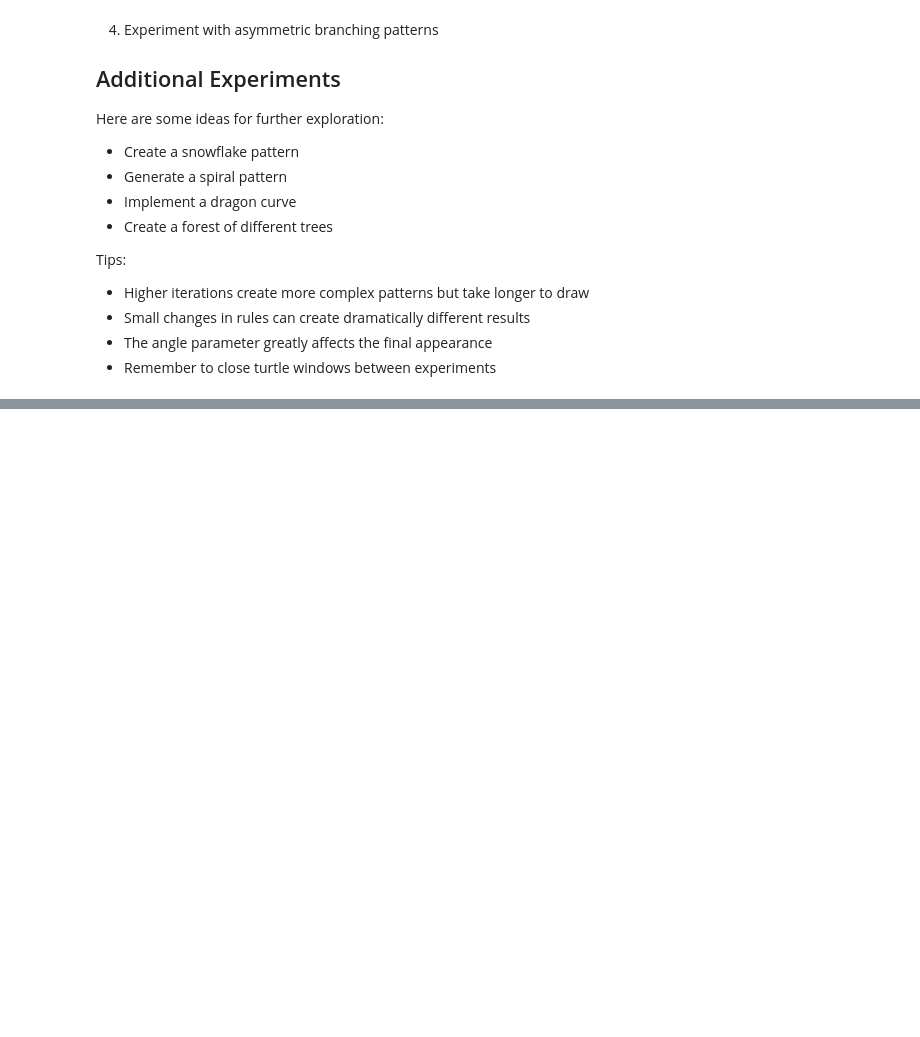
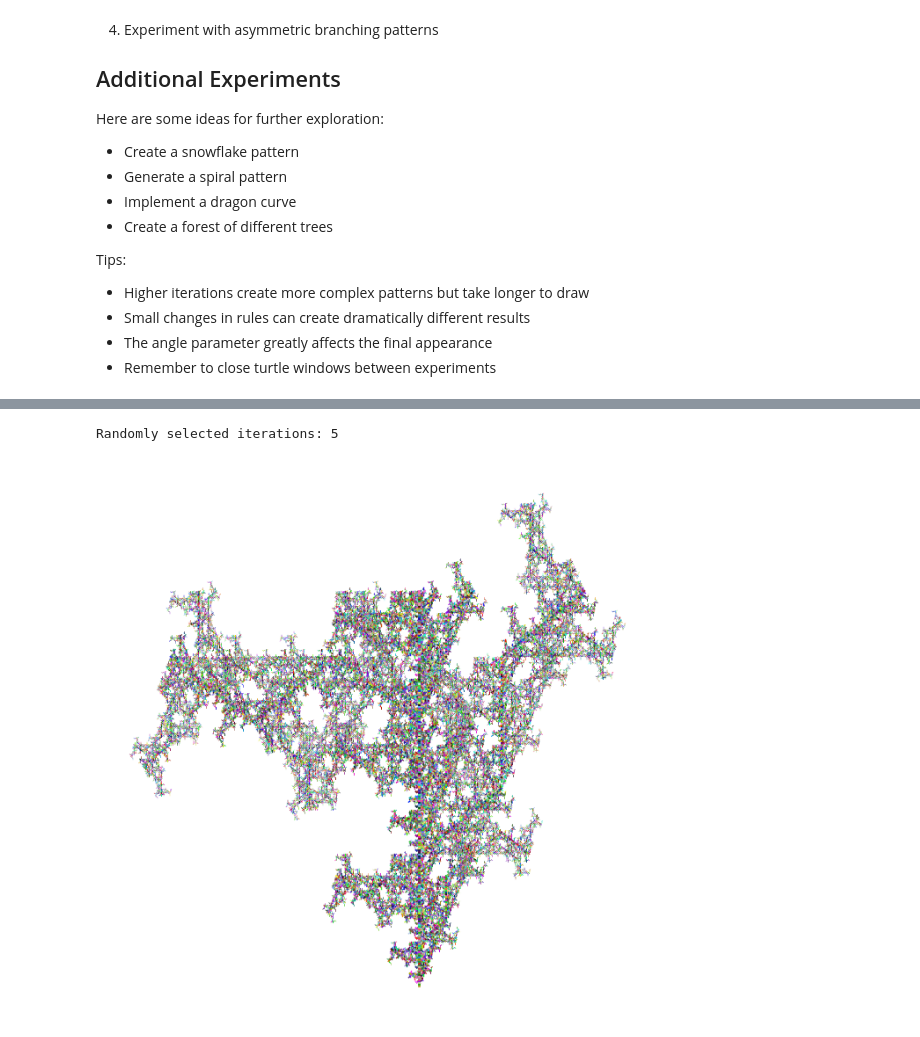
Before and after one commit to AfterALLo/Lab-3, a Jupyter notebook: l-systems.ipynb, the cells around one changed output, grey strips where cells are left out. Drawn from its saved outputs; the diff is of its cells as text; code cells hidden in the pictures; blank space fills up the shorter version.

```diff
--- a/l-systems.ipynb
+++ b/l-systems.ipynb
@@ -246,0 +250,6 @@ draw_lsystem_matplotlib(instructions, angle=22.5, step=5, base_thickness=5, colo
+# %%
+instructions = generate_lsystem(light_axiom, light_rules, "random" )
+draw_lsystem_matplotlib(instructions, angle=60, step=2, base_thickness=2, color_mode="random")
+# %% [output]
+Randomly selected iterations: 5
+[figure, added]
```
Also changed, not shown: parts of 8 cells of this notebook.
